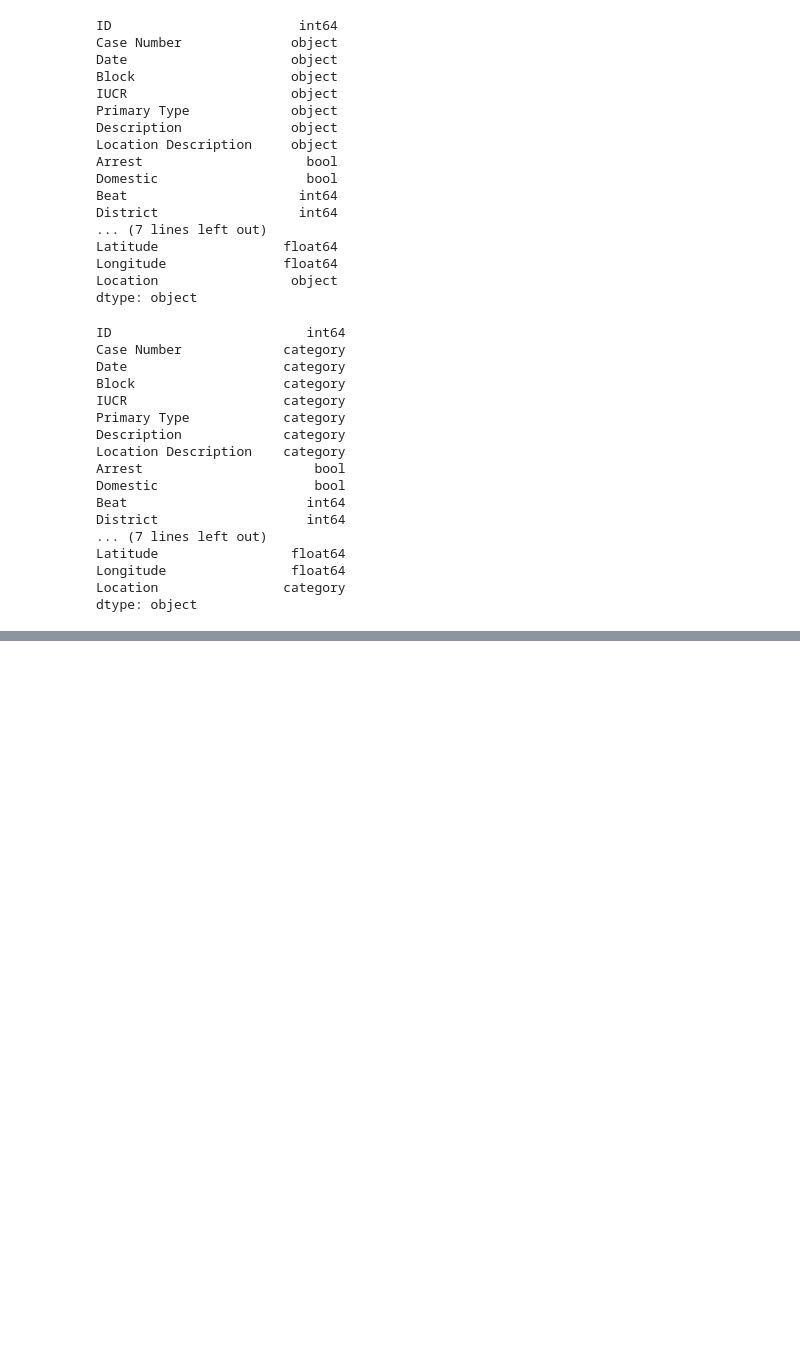
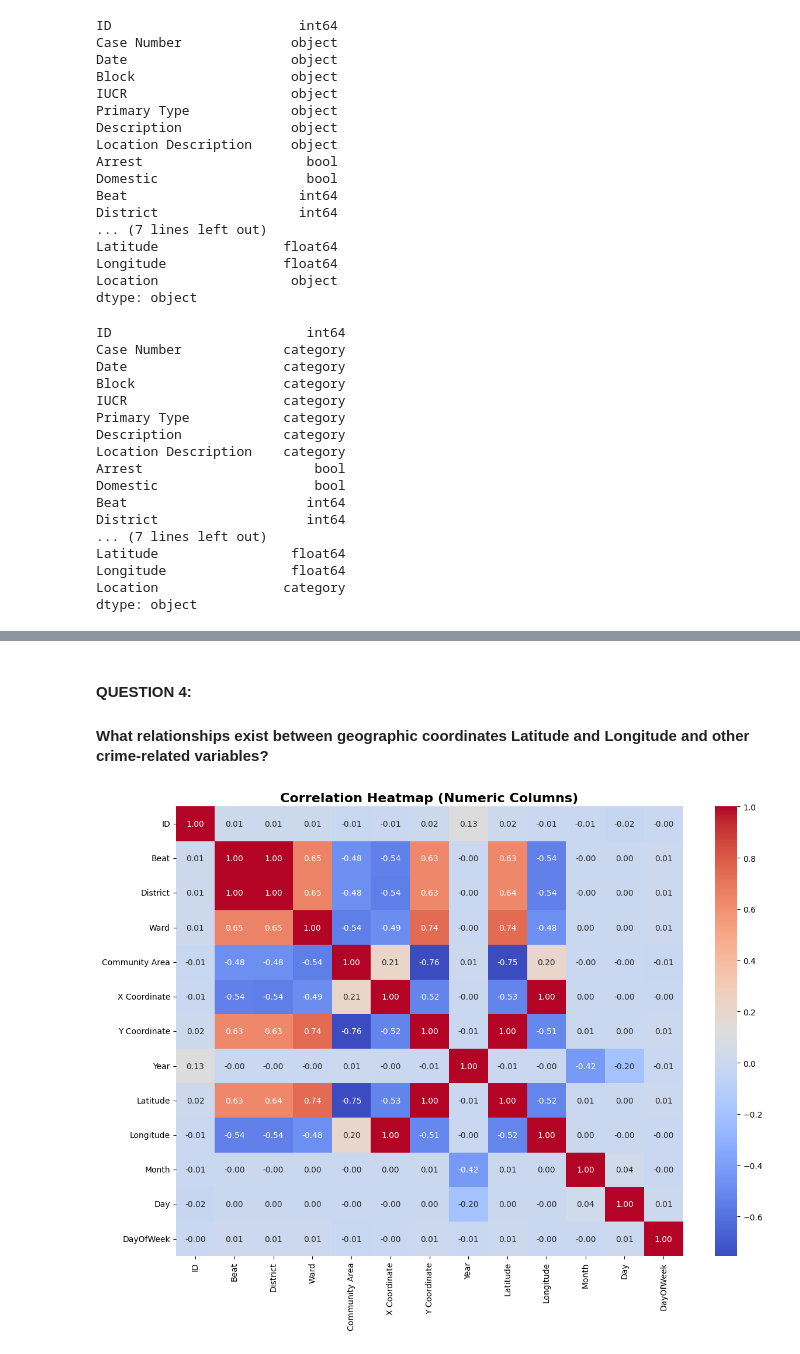
Before and after one commit to Mj-coder13/ELEC303_RAMILO-3B, a Jupyter notebook: HANDS_ON_RAMILO.ipynb, the cells around one changed output, grey strips where cells are left out. Drawn from its saved outputs; the diff is of its cells as text; code cells hidden in the pictures; blank space fills up the shorter version.

```diff
--- a/HANDS_ON_RAMILO.ipynb
+++ b/HANDS_ON_RAMILO.ipynb
@@ -645,0 +678,11 @@ plt.show()
+# %% [markdown]
+<h4>QUESTION 4:</h4>
+<H4>What relationships exist between geographic coordinates Latitude and Longitude and other crime-related variables?</H4>
+# %%
+numeric_cols = df.select_dtypes(include=[np.number])
+plt.figure(figsize=(14,10))
+sns.heatmap(numeric_cols.corr(), annot=True, cmap="coolwarm", fmt=".2f")
+plt.title("Correlation Heatmap (Numeric Columns)", fontsize=16, fontweight='bold')
+plt.show()
+# %% [output]
+[figure, added]
```
Also changed, not shown: parts of 78 cells of this notebook.
